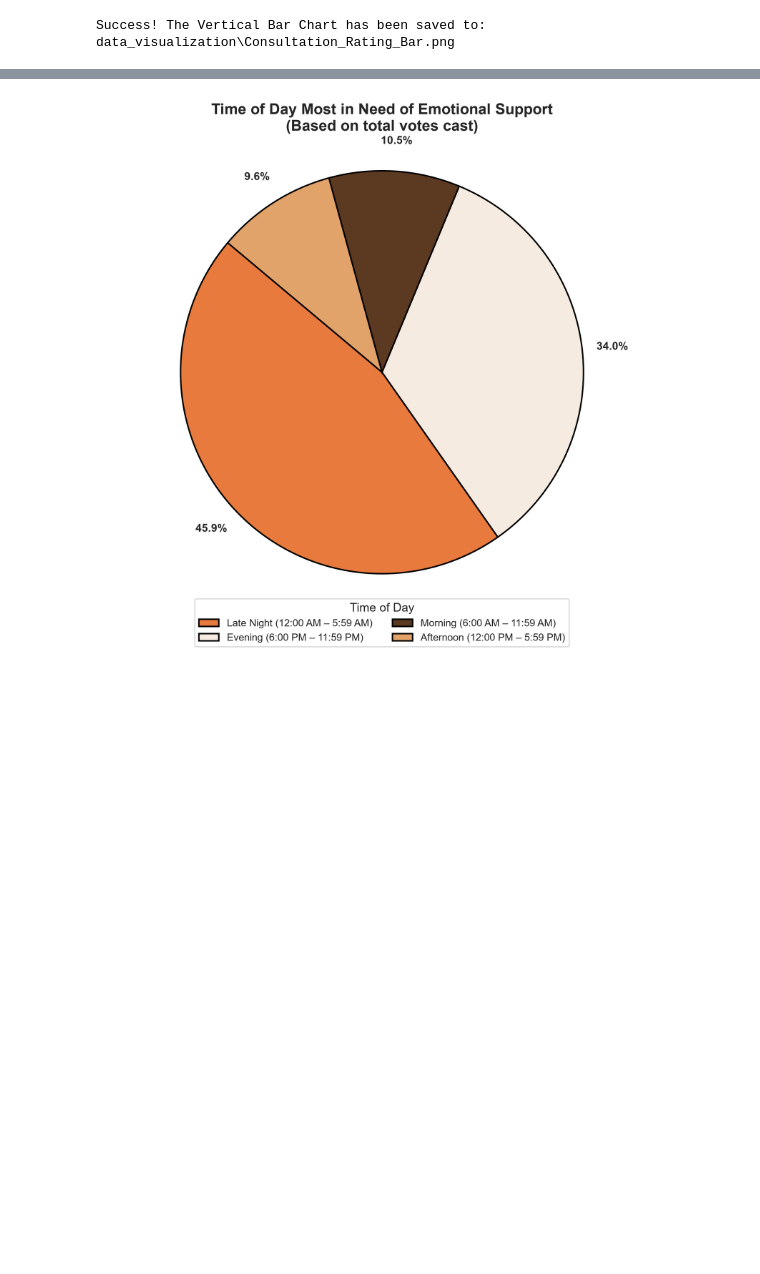
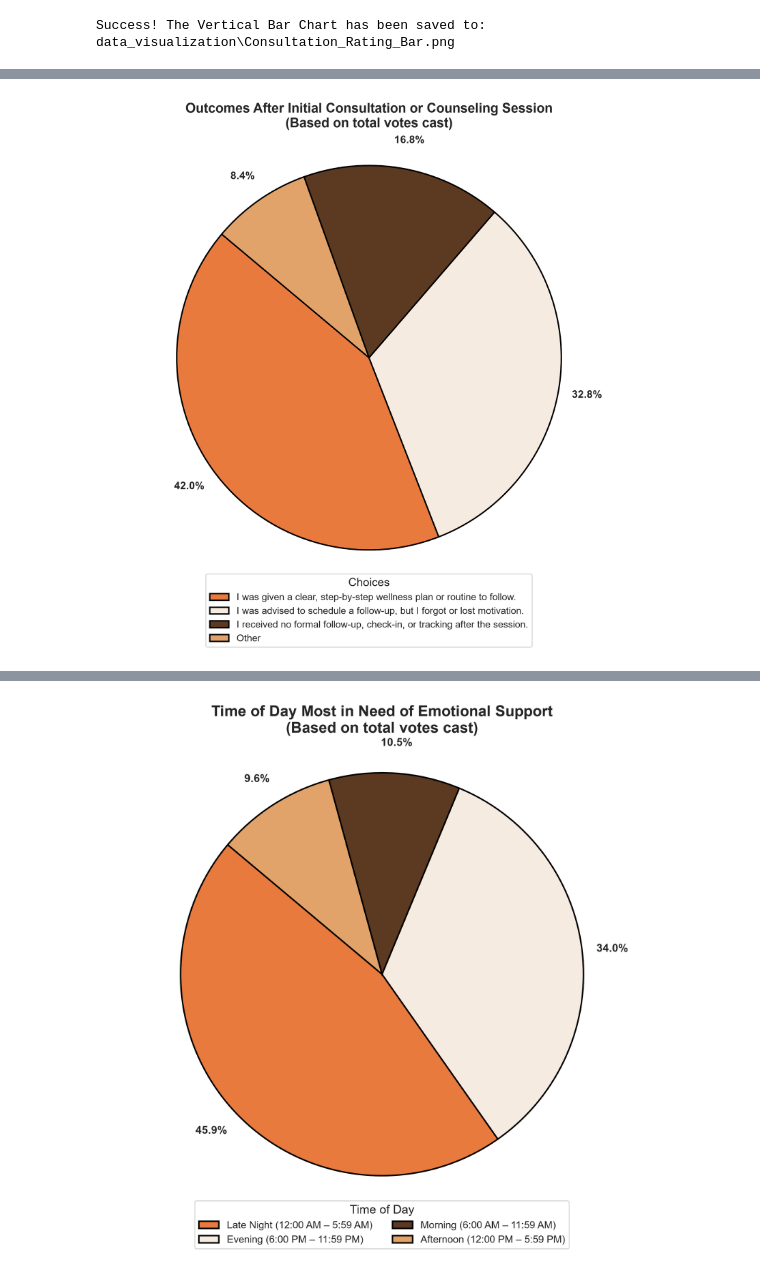
Before and after one commit to JohnLloydCanoy/amuma, a Jupyter notebook: interpretation/data_visualization.ipynb, the cells around one changed output, grey strips where cells are left out. Cells and saved outputs as stored; diff of their text form; code cells hidden in the pictures; blank space fills up the shorter version.

```diff
--- a/interpretation/data_visualization.ipynb
+++ b/interpretation/data_visualization.ipynb
@@ -808 +808,101 @@ Passing `palette` without assigning `hue` is deprecated and will be removed in v
 Success! The Outcomes chart has been saved to: data_visualization\Post_Consultation_Outcomes.png
+# %%
+import os
+import matplotlib.pyplot as plt
+import pandas as pd
+import seaborn as sns
+
+# 1. Turn on Seaborn styling
+sns.set_theme(style="white")
+
+# 2. Load the dataset
+cleaned_df = pd.read_csv("rawdata/Cleaned_Data.csv")
+
+# 3. Grab Column 16 (Index 15)
+outcome_col = cleaned_df.columns[15]
+
+# 4. SPLIT MULTIPLE ANSWERS (By semi-colon)
+separated_outcomes = (
+    cleaned_df[outcome_col]
+    .dropna()
+    .astype(str)
+    .str.split(";")
+    .explode()
+)
+
+separated_outcomes = separated_outcomes.str.strip()
+separated_outcomes = separated_outcomes[separated_outcomes != ""]
+
+# --- HIDE SENSITIVE / CUSTOM TEXT ENTRIES ---
+safe_choices = [
+    "I was given a clear, step-by-step wellness plan or routine to follow.",
+    "I was advised to schedule a follow-up, but I forgot or lost motivation.",
+    "I received no formal follow-up, check-in, or tracking after the session.",
+]
+
+# Standardize any freeform typed responses into "Other"
+separated_outcomes = separated_outcomes.apply(
+    lambda x: x if x in safe_choices else "Other"
+)
+
+# 5. Count the answers
+outcome_counts = separated_outcomes.value_counts()
+labels = outcome_counts.index
+sizes = outcome_counts.values
+
+# 6. Set up the figure
+plt.figure(figsize=(10, 8), dpi=300)
+
+# The Calico Theme Palette
+extended_calico_colors = [
+    "#E87A3E", "#F5EBE1", "#5C3A21", "#E2A36B", "#1D1D1B",
+    "#A65D37", "#D9C3A9", "#8C4F2B",
+]
+colors = [
+    extended_calico_colors[i % len(extended_calico_colors)]
+    for i in range(len(outcome_counts))
+]
+
+# 7. Create the Pie Chart
+wedges, texts, autotexts = plt.pie(
+    sizes,
+    colors=colors,
+    autopct="%1.1f%%",
+    startangle=140,
+    pctdistance=1.15,
+    wedgeprops={"edgecolor": "black", "linewidth": 1.5},
+    textprops={"fontsize": 11, "fontweight": "bold"},
+)
+
+# 8. Add title and styling
+plt.title(
+    "Outcomes After Initial Consultation or Counseling Session\n(Based on total votes cast)",
+    fontsize=14,
+    fontweight="bold",
+    pad=20,
+)
+
+plt.axis("equal")
+
+# 9. Add the Legend at the Bottom
+plt.legend(
+    wedges,
+    labels,
+    title="Choices",
+    loc="upper center",
+    bbox_to_anchor=(0.5, 0.0),
+    ncol=1,
+    fontsize=10,
+)
+
+# 10. Save to the specific folder
+save_folder = "data_visualization"
+os.makedirs(save_folder, exist_ok=True)
+
+file_path = os.path.join(save_folder, "Post_Consultation_Outcomes_Pie.png")
+plt.savefig(file_path, dpi=300, bbox_inches="tight")
+plt.show()
+
+print(f"Success! The Pie Chart has been saved to: {file_path}")
+# %% [output]
+[figure, added]
```
Also changed, not shown: parts of 3 cells of this notebook.
